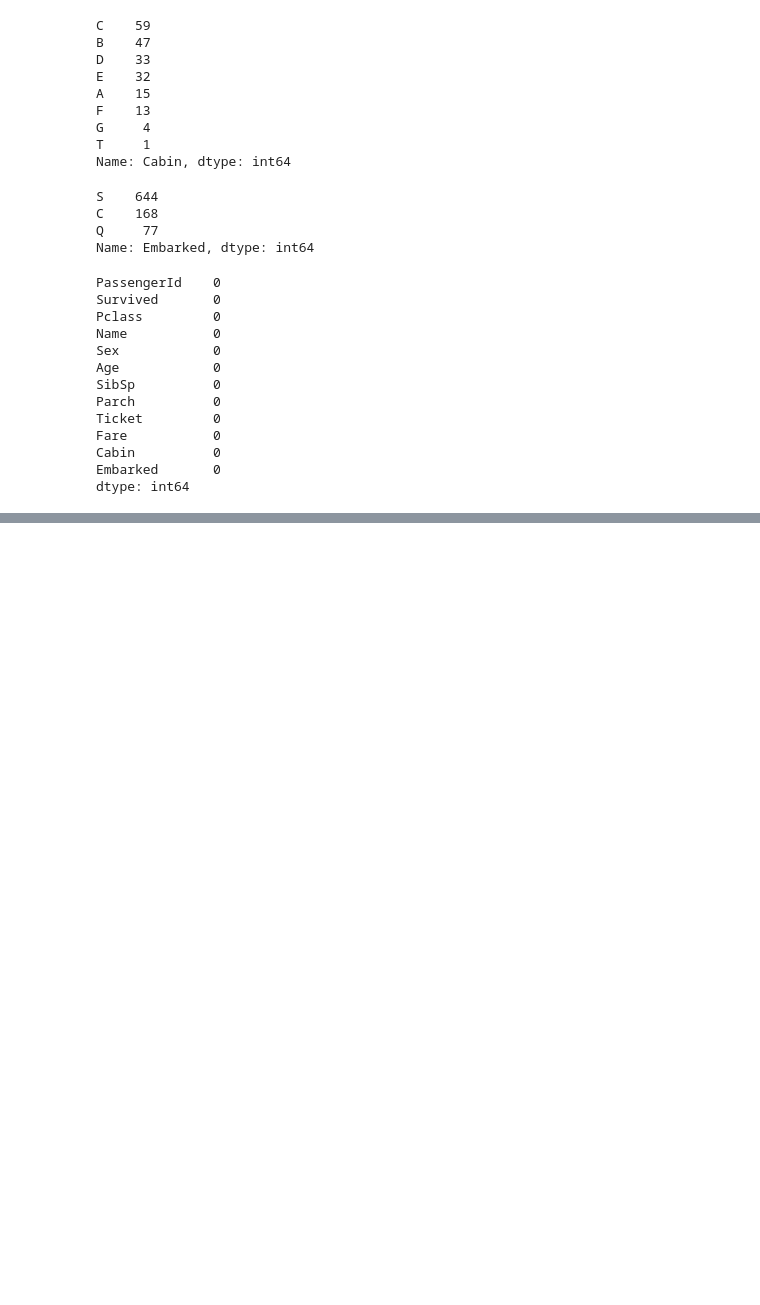
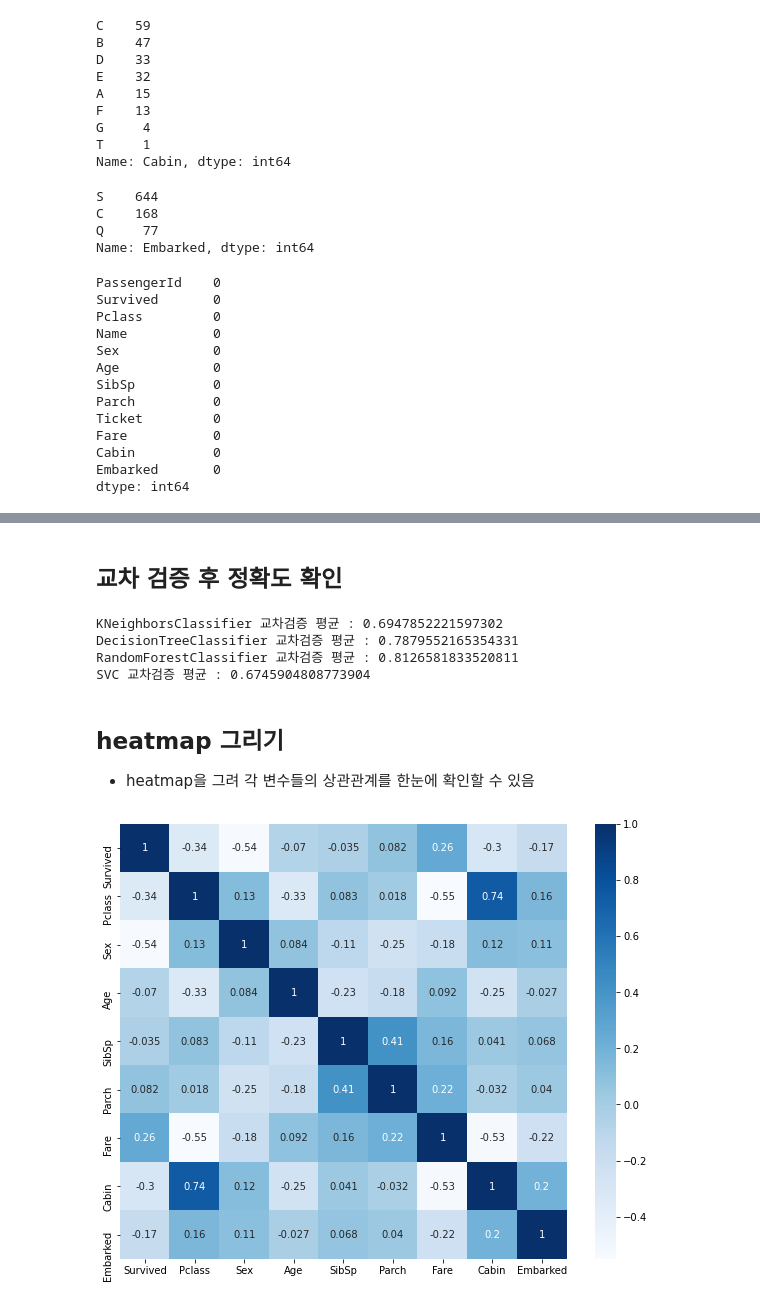
Before and after one commit to ksh960910/Data-analysis-machine-learning, a Jupyter notebook: titanic 생존자 예측.ipynb, the cells around one changed output, grey strips where cells are left out. Cells and saved outputs as stored; diff of their text form; code cells hidden in the pictures; blank space fills up the shorter version.

Commit message:
finalize data preprocessing & evaluate

```diff
--- a/titanic 생존자 예측.ipynb
+++ b/titanic 생존자 예측.ipynb
@@ -91,0 +101,3 @@ dtype: int64
+# %%
+df.drop(['PassengerId','Name','Ticket'], axis=1, inplace=True)
+df.head()
@@ -91,0 +115,13 @@ dtype: int64
+# %%
+col_list = ['Sex','Cabin','Embarked']
+
+def label_encode(df):
+    le = LabelEncoder()
+    for col in col_list:
+        df[col] = le.fit_transform(df[col])
+
+    return df
+
+encoded_df = df.copy()
+label_encode(encoded_df)
+encoded_df
@@ -91,0 +220,20 @@ dtype: int64
+# %% [markdown]
+## 교차 검증 후 정확도 확인
+# %%
+kfold = KFold(n_splits=7, random_state=10)
+for model in models:
+    score = cross_val_score(model, X_final, y_final, cv=kfold)
+    print(str(model)[:-2], '교차검증 평균 :', score.mean())
+# %% [output]
+KNeighborsClassifier 교차검증 평균 : 0.6947852221597302
+DecisionTreeClassifier 교차검증 평균 : 0.7879552165354331
+RandomForestClassifier 교차검증 평균 : 0.8126581833520811
+SVC 교차검증 평균 : 0.6745904808773904
+# %% [markdown]
+## heatmap 그리기
+* heatmap을 그려 각 변수들의 상관관계를 한눈에 확인할 수 있음
+# %%
+plt.figure(figsize=(10,8))
+ax = sns.heatmap(encoded_df.corr(),cmap='Blues', annot=True)
+# %% [output]
+[figure, added]
```
Also changed, not shown: parts of 15 cells of this notebook.
